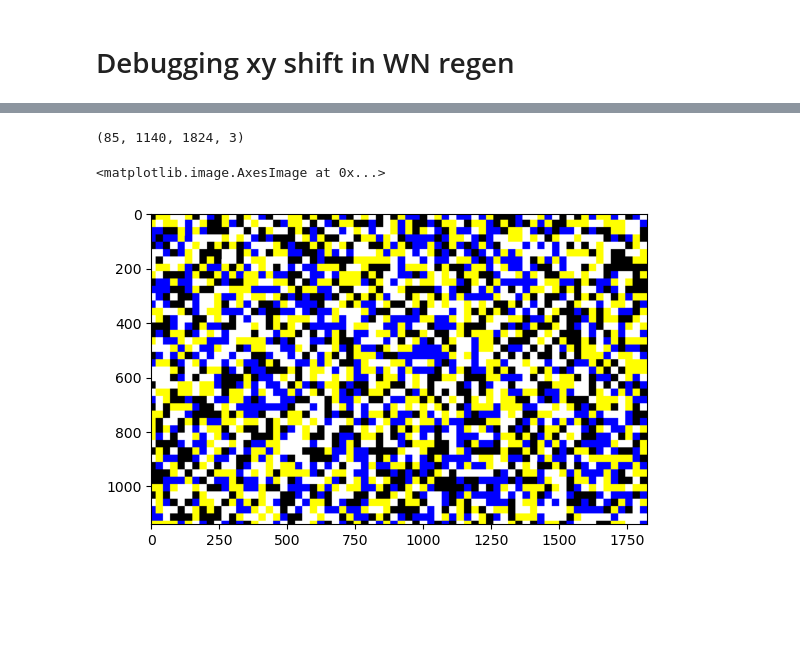
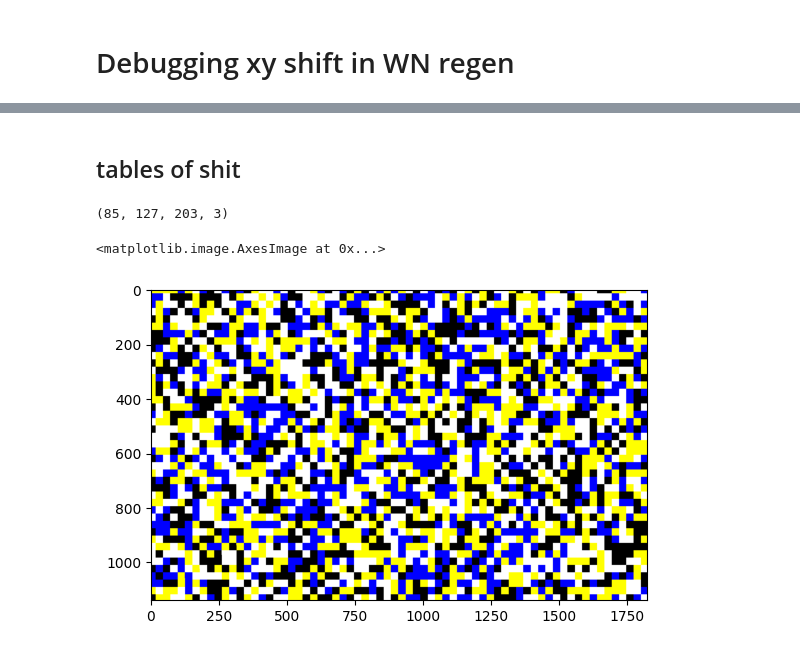
Before and after one commit to DRezeanu/retinanalysis, a Jupyter notebook: nbs/vr_wn_regen_debug.ipynb, the cells around one changed output, grey strips where cells are left out. Drawn from its saved outputs; the diff is of its cells as text; code cells hidden in the pictures; blank space fills up the shorter version.

```diff
--- a/nbs/vr_wn_regen_debug.ipynb
+++ b/nbs/vr_wn_regen_debug.ipynb
@@ -19,0 +20,2 @@ Could not connect to DataJoint database: (2003, "Can't connect to MySQL server o
+# %% [markdown]
+## tables of shit
@@ -20,10 +26,8 @@ Could not connect to DataJoint database: (2003, "Can't connect to MySQL server o
 # %%
-exp_name = '20250514C'
-datafile_name = 'data001'
-e_idx = 9
 # str_mat = '/Volumes/Vyom MEA/data/noise_regen_full.mat'
 # str_mat = os.path.join(ra.settings.ANALYSIS_DIR, exp_name, 'chunk1', 'kilosort2.5', 'noise_regen_full.mat')
-str_mat = os.path.join(ra.settings.ANALYSIS_DIR, exp_name, 'chunk1', 'kilosort2.5', 'epoch10_20250514C_100frames.mat')
+# str_mat = os.path.join(ra.settings.ANALYSIS_DIR, exp_name, 'chunk1', 'kilosort2.5', 'epoch10_20250514C_100frames.mat')
+str_mat = '/Users/riekelabbackup/Downloads/epoch10_20250514C_100frames.mat'
 # d_mat = mat73.loadmat(str_mat)
 d_mat = loadmat(str_mat)
 # %%
@@ -36,13 +45,13 @@ s_frames = s_frames.astype(np.float32)
 # %%
-# Clip preframes
-s_frames = np.array(s_frames[16:], dtype=np.float32) / 255
-# idk why stage regen is y-flipped, let's assume yflipping is right thing to do
-s_frames = s_frames[:,::-1,...]
-s_frames.shape
+# Downscale to (127, 203)
+ds_frames = np.zeros((s_frames.shape[0], 127, 203, 3), dtype=np.float32)
+for t in range(s_frames.shape[0]):
+    ds_frames[t] = cv2.resize(s_frames[t], (203, 127), interpolation=cv2.INTER_AREA)
+ds_frames.shape
 # %% [output]
-(85, 1140, 1824, 3)
+(85, 127, 203, 3)
 # %%
-plt.imshow((d_mat['frames_out'][0,16]))
+plt.imshow((d_mat['frames_out'][0,16][::-1]))
 # %% [output]
 <matplotlib.image.AxesImage at 0x...>
-[figure, old version]
+[figure, new version]
```
Also changed, not shown: parts of 18 cells of this notebook.
